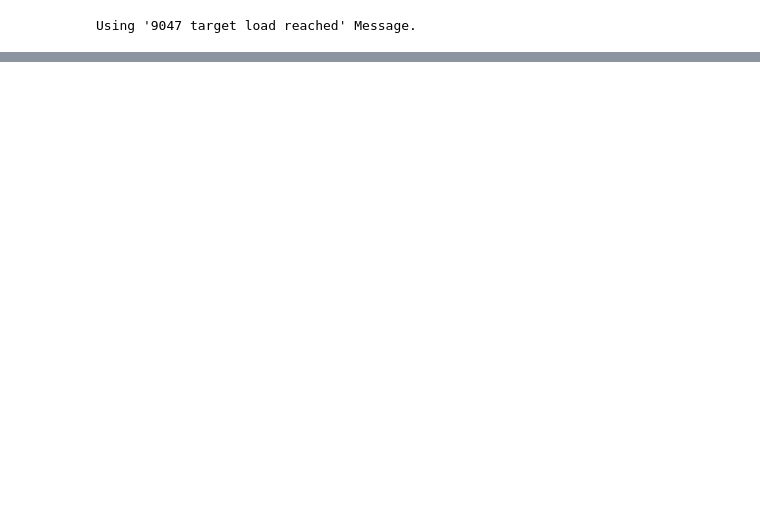
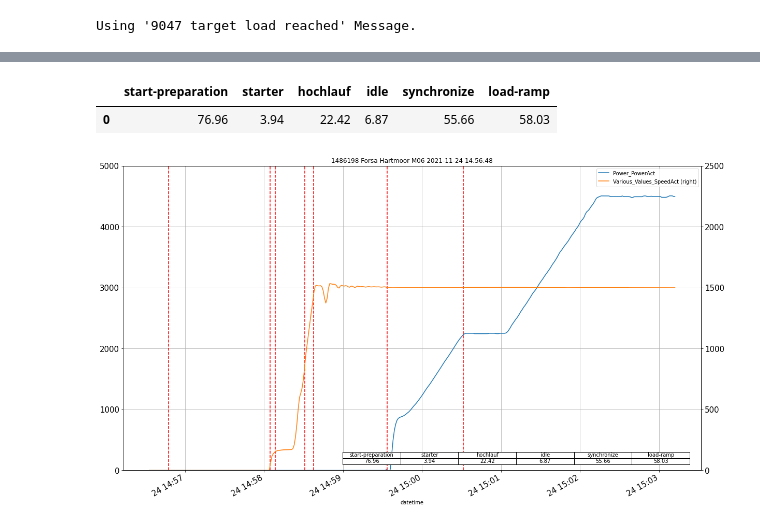
Before and after one commit to dieterch/statemachine, a Jupyter notebook: play.ipynb, the cells around one changed output, grey strips where cells are left out. Saved outputs shown, nothing was run; the diff lists cells and outputs as text; code cells hidden in the pictures; blank space fills up the shorter version.

```diff
--- a/play.ipynb
+++ b/play.ipynb
@@ -38,8 +46,10 @@ pd.DataFrame.from_dict(e.dash, orient='index').T
 # %%
 from dfsm import msgFSM
+fsm_data = []
 #fsm = msgFSM(e, skip_day=7)
 #fsm = msgFSM(e, p_from='2022-01-11')
 fsm = msgFSM(e)
 fsm.run() # run Finite State Machine
+fsm_data.append({'engine':e, 'fsm':fsm})
 # %% [output]
 Using '9047 target load reached' Message.
@@ -122,9 +89,10 @@ for mode in ['OFF', 'MANUAL', 'AUTO']:
 # %%
-rda = rdf
+rdf = res['result']
+# filter als pleased :-)
+#rda = rdf
 #rda = rdf[((rdf['mode'] == 'AUTO') & (rdf['success'] == True))]
 #rda = rdf[((rdf['mode'] == 'AUTO') & (rdf['success'] == True) & (rdf['synchronize'] < 300.0) & (rdf['start-preparation'] < 300.0))]
 #rda = rdf[((rdf['success'] == True) & (rdf['start-preparation'] < 1000.0))]
 rda = rdf[((rdf['success'] == True))]
-rda = rda[['success','mode','cumstarttime','start-preparation','starter','hochlauf','idle','synchronize','load-ramp','target-operation']]
-rda.round(2);
+rda[fsm.filter_content].round(2);
 # %%
@@ -137,3 +108,4 @@ longer_than_300s.describe().round(2).T
 # %%
-load_ramp_less_than_100s = rda[rdf['load-ramp'] < 100.0]
-load_ramp_less_than_100s.round(2);
+load_ramp_less_than_100s = rda[fsm.filter_period + fsm.filter_content][rdf['load-ramp'] < 100.0]
+lfsm = load_ramp_less_than_100s[fsm.filter_content].reset_index(drop='index').round(2)
+lfsm
@@ -139,0 +122,12 @@ load_ramp_less_than_100s.round(2);
+# %%
+r = load_ramp_less_than_100s.reset_index(drop='index').iloc[0]
+r_summary = pd.DataFrame(r[fsm.filter_times], dtype=np.float64).round(2).T
+r_summary
+# %% [output]
+|  | start-preparation | starter | hochlauf | idle | synchronize | load-ramp |
+| 0 | 76.96 | 3.94 | 22.42 | 6.87 | 55.66 | 58.03 |
+# %%
+fsm.plot_cycle(r, max_length=400, ylim=(0,5000), cycletime=1, marker=None, figsize=(20,12), fontsize=15, title=f"{fsm._e} {r['starttime'].round('S')}");
+plt.show()
+# %% [output]
+[figure, added]
```
Also changed, not shown: parts of 23 cells of this notebook, 1 other file.
